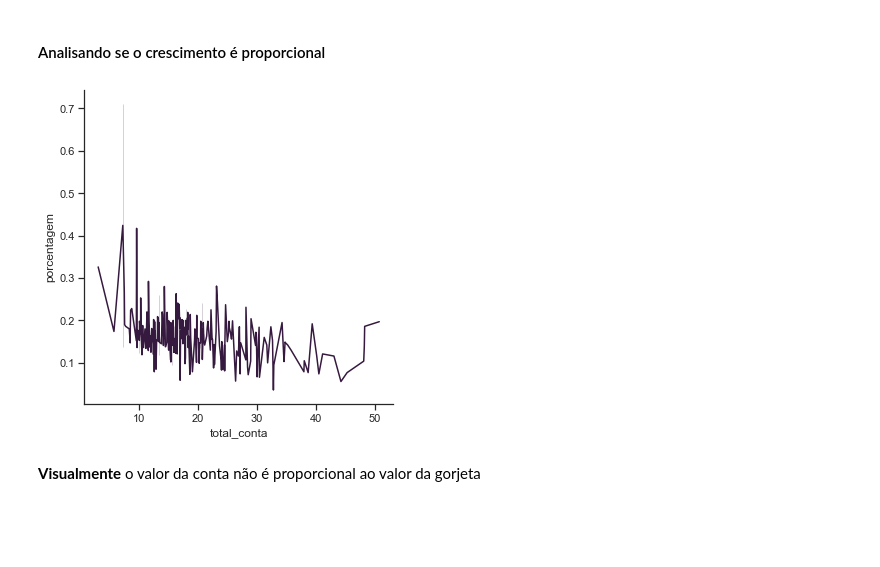
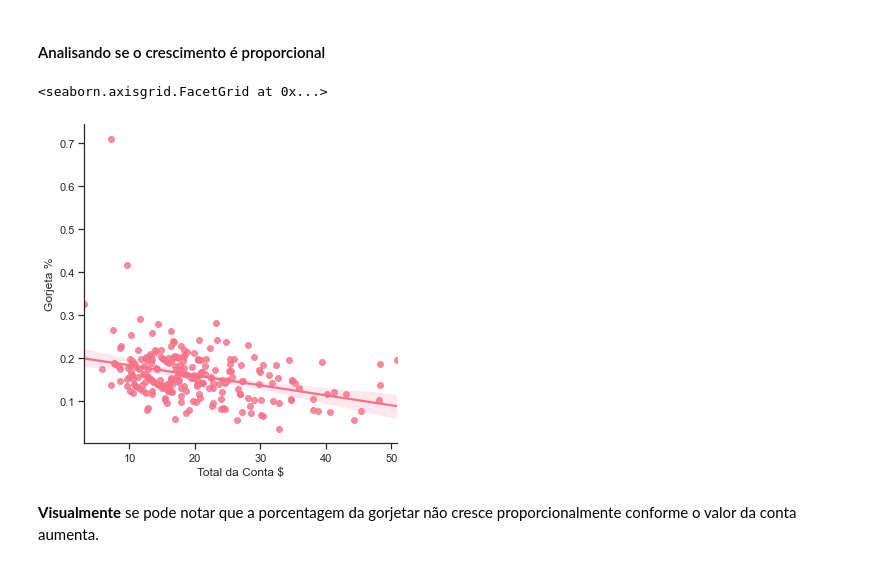
Before and after one commit to nsfoliveira/Projeto02_Gorjeta_EDAcomSeaborn, a Jupyter notebook: EDA_Gorjetas.ipynb, the cells around one changed output. Saved outputs shown, nothing was run; the diff lists cells and outputs as text; code cells hidden in the pictures; blank space fills up the shorter version.

```diff
--- a/EDA_Gorjetas.ipynb
+++ b/EDA_Gorjetas.ipynb
@@ -34,7 +34,7 @@ Requires: python-dateutil, pytz, numpy
 Required-by: statsmodels, seaborn
 # %%
 import seaborn as sns
-sns.set_theme(style="ticks", palette="rocket")#registrando tema
+sns.set_theme(style="ticks", palette="husl")#registrando tema
 !pip show seaborn
 # %% [output]
 Name: seaborn
@@ -185,10 +205,14 @@ fig1 = sns.scatterplot(x='total_conta', y='gorjeta', data=gorjetas)
 gorjetas['porcentagem'] = (gorjetas['gorjeta']/gorjetas['total_conta']).round(3)
 # %%
 # Gráfico 02: Valor Total da Conta x Porcentagem da Gorjeta
-fig2 = sns.relplot(x='total_conta', y='porcentagem', kind='line', data=gorjetas)
+fig2 = sns.lmplot(x='total_conta', y='porcentagem', data=gorjetas)
+fig2.set_titles('Valor Total da Conta x Porcentagem da Gorjeta')
+fig2.set_xlabels(label='Total da Conta $')
+fig2.set_ylabels(label='Gorjeta %')
 # %% [output]
+<seaborn.axisgrid.FacetGrid at 0x...>
-[figure, old version]
+[figure, new version]
 # %% [markdown]
-<b>Visualmente</b> o valor da conta não é proporcional ao valor da gorjeta
+<b>Visualmente</b> se pode notar que a porcentagem da gorjetar não cresce proporcionalmente conforme o valor da conta aumenta.
 # %%
 gorjetas.head(1)
```
Also changed, not shown: parts of 18 cells of this notebook.
